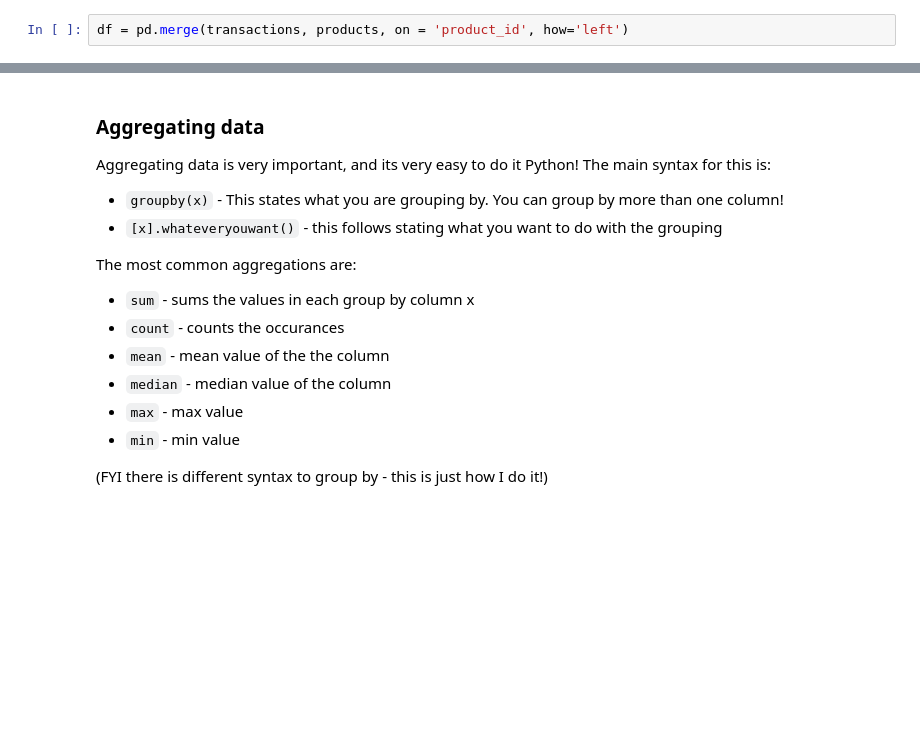
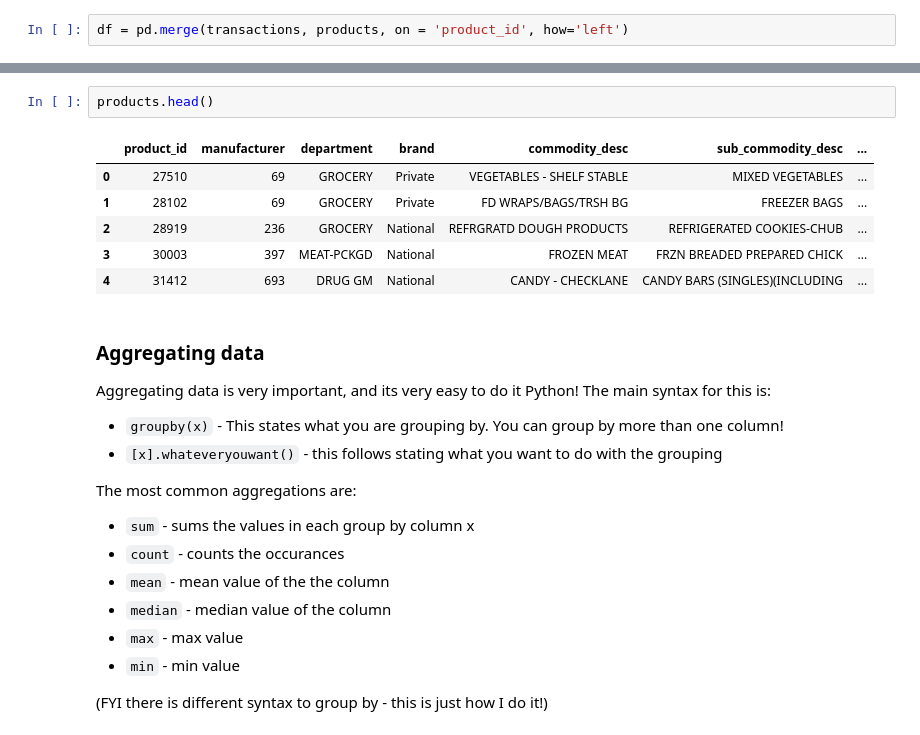
Before and after one commit to emma-randerson/emma-randerson, a Jupyter notebook: python-tutorial/Python Tutorial.ipynb, the cells around one changed output, grey strips where cells are left out. Drawn from its saved outputs; the diff is of its cells as text; blank space fills up the shorter version.

```diff
--- a/python-tutorial/Python Tutorial.ipynb
+++ b/python-tutorial/Python Tutorial.ipynb
@@ -308,3 +312,12 @@ df.head()
+# %%
+products.head()
+# %% [output]
+|  | product_id | manufacturer | department | brand | commodity_desc | sub_commodity_desc | ... |
+| 0 | 27510 | 69 | GROCERY | Private | VEGETABLES - SHELF STABLE | MIXED VEGETABLES | ... |
+| 1 | 28102 | 69 | GROCERY | Private | FD WRAPS/BAGS/TRSH BG | FREEZER BAGS | ... |
+| 2 | 28919 | 236 | GROCERY | National | REFRGRATD DOUGH PRODUCTS | REFRIGERATED COOKIES-CHUB | ... |
+| 3 | 30003 | 397 | MEAT-PCKGD | National | FROZEN MEAT | FRZN BREADED PREPARED CHICK | ... |
+| 4 | 31412 | 693 | DRUG GM | National | CANDY - CHECKLANE | CANDY BARS (SINGLES)(INCLUDING | ... |
 # %% [markdown]
 ### Aggregating data
 Aggregating data is very important, and its very easy to do it Python! The main syntax for this is:
```
Also changed, not shown: parts of 32 cells of this notebook.
